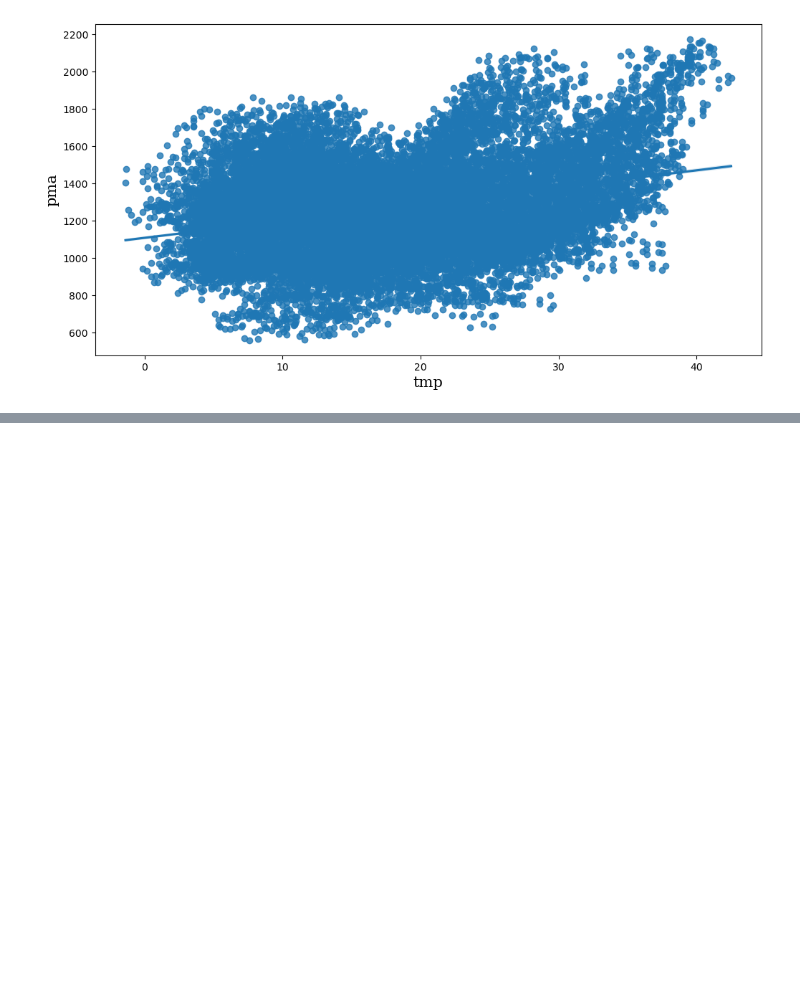
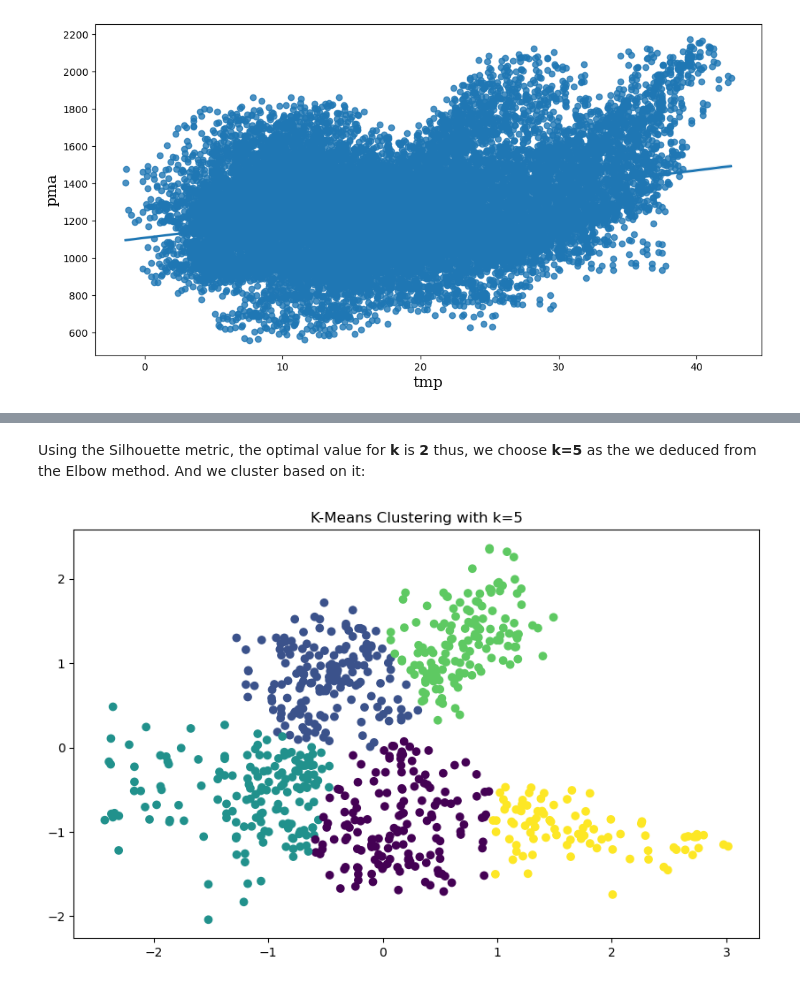
Before and after one commit to muohannedxd/day-type-identification-of-electricity-load, a Jupyter notebook: project.ipynb, the cells around one changed output, grey strips where cells are left out. Cells and saved outputs as stored; diff of their text form; code cells hidden in the pictures; blank space fills up the shorter version.

```diff
--- a/project.ipynb
+++ b/project.ipynb
@@ -253,0 +326,17 @@ def kmeans(x,k, no_of_iterations):
+# %% [markdown]
+Using the Silhouette metric, the optimal value for **k** is **2**
+thus, we choose **k=5** as the we deduced from the Elbow method. And we cluster based on it:
+# %%
+k = 5
+kmeans = KMeans(n_clusters=k, n_init=10)
+cluster = kmeans.fit(df_daily_transformed)
+cluster_labels = kmeans.labels_
+cluster_centers = kmeans.cluster_centers_
+
+# plotting the clustering results
+plt.figure(figsize=[10, 6])
+plt.scatter(df_daily_transformed[:, 0], df_daily_transformed[:, 1], c=cluster_labels)
+plt.title(f'K-Means Clustering with k={k}')
+plt.show()
+# %% [output]
+[figure, added]
```
Also changed, not shown: parts of 27 cells of this notebook.
